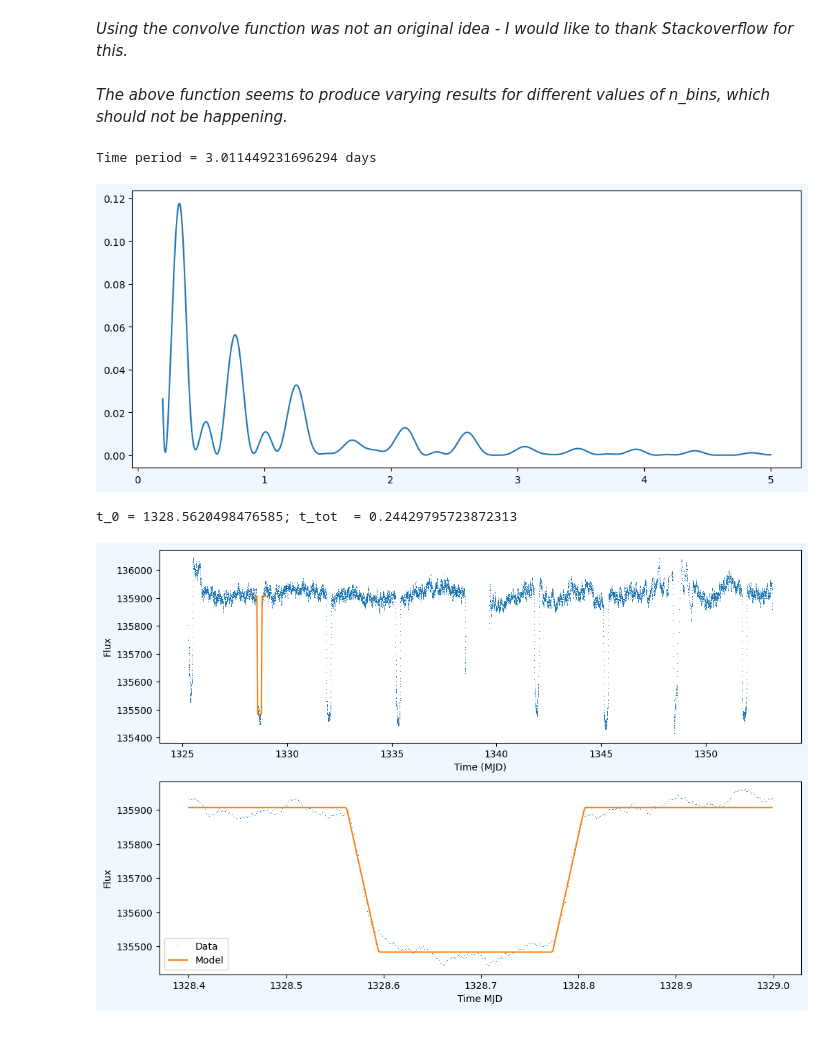
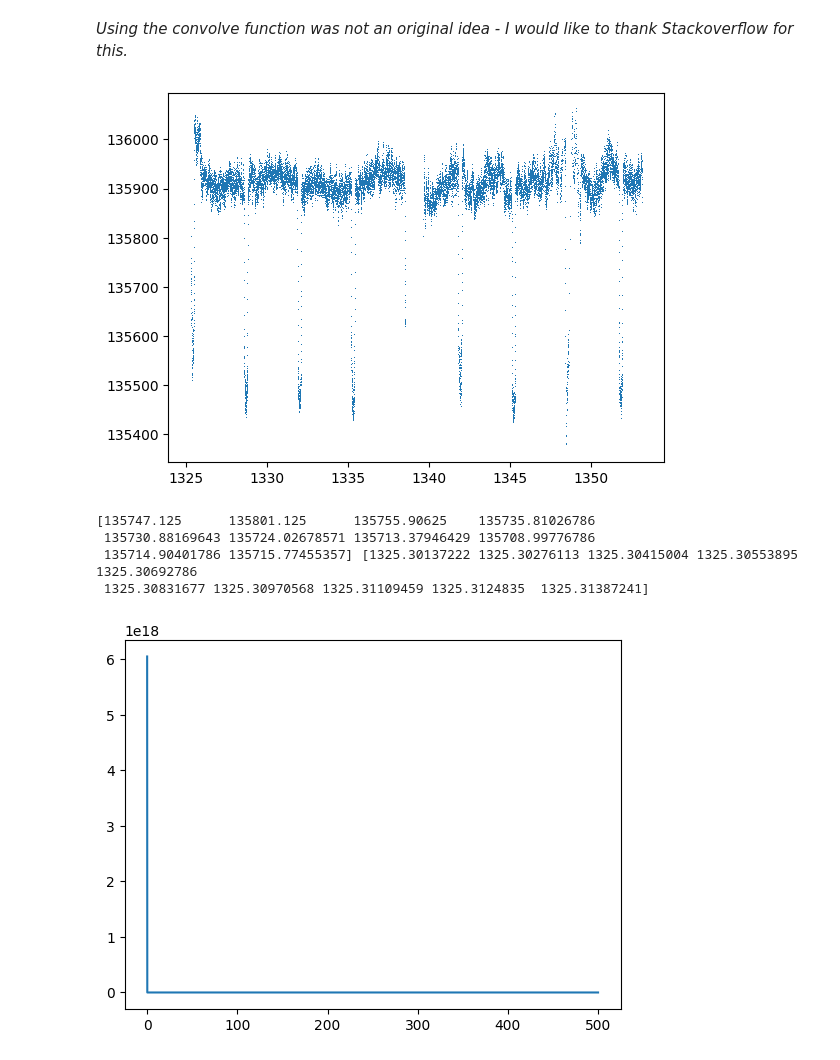
Before and after one commit to ShashanthS/ExoplanetTransitModelling, a Jupyter notebook: Assignment2_ShashanthSriramanathan.ipynb, the cells around one changed output. Cells and saved outputs as stored; diff of their text form; code cells hidden in the pictures.

```diff
--- a/Assignment2_ShashanthSriramanathan.ipynb
+++ b/Assignment2_ShashanthSriramanathan.ipynb
@@ -24,12 +28,11 @@ def smooth_data(data, width):
 # %%
 def find_freq(data, max_freq = 2000, n_bins = 100):
-    freq_range = np.linspace(.2, max_freq, n_bins)
-    power = sc.signal.lombscargle(data[:,0], data[:,1], freq_range, normalize = True)
-    # plt.plot(freq_range, power)
-    T_peak = 1/freq_range[np.argmax(power)] # Identifying peak of power function and returning corresponding time period
-
-    fig_fft, ax3 = plt.subplots(1, 1, figsize=(12,5), facecolor='aliceblue')
-    ax3.plot(freq_range, power)
-    return T_peak, power
+    freq_range = np.linspace(0.1, max_freq, 100)
+    # print(data[:,1][:10], data[:,0][:10])
+    # temp = sc.signal.lombscargle(data[:,0], data[:,1], freq_range, normalize = False)
+    FFT = sc.fft.fft(data[:,1])
+    FFT = np.abs(FFT)**2
+    freqs = sc.fft.fftfreq(data[:,1].size, d=0.001)
+    # sample_freq[:sig.size//2], power[:sig.size//2]
+    print(data[:,1][:10], data[:,0][:10])
+    plt.plot(freqs[:dat[:,1].size//2], FFT[:dat[:,1].size//2])
-# %% [markdown]
-<i>The above function seems to produce varying results for different values of n_bins, which should not be happening.</i>
@@ -69,52 +39,19 @@ def fit_curve(data, t_0, t_total, t_in, d, f_star):
-# %%
-fname = 'Data/tess_lc1.dat'
-window_length = 13  # has to be odd as you need to take the same number of values on either side of the cell
-dat = read_and_clean(fname)
-raw_dat = dat.copy()
-# Re-writing data after smoothing with edges removed
-dat[:,1][int((window_length-1)/2) : - int((window_length-1)/2)]= smooth_data(dat, window_length)
-
-T = find_freq(dat, 5, 2000)[0]
-print(f'Time period = {T} days')
-# %% [output]
-Time period = 3.011449231696294 days
-[figure, removed]
 # %%
-multiplier = 1
-time_start = 1328.4
-time_end = 1329
+fname = 'Data/tess_lc1.dat'
+window_length = 7  # has to be odd as you need to take the same number of values on either side of the cell
+dat = read_and_clean(fname)
 
-zoomed_in = dat[np.logical_and(dat[:,0] > time_start, dat[:,0] < time_end)]  # Can set the window range as variables eventually
+dat[:,1][int((window_length-1)/2):-int((window_length-1)/2)] = smooth_data(dat,window_length)
+plt.plot(dat[:,0], dat[:,1], ',')
+plt.show()
+find_freq(dat, 10, 100)
 
-# Plotting dataset across all time and zoomed in section
 
-fig_timeseries, (ax1, ax2) = plt.subplots(2, 1, figsize=(12,8), facecolor='aliceblue')
-ax1.plot(dat[:,0], dat[:,1], ',', label='FFT')
-ax2.plot(zoomed_in[:,0], zoomed_in[:,1], ',', label='Data')
-
-# Fitting and plotting
-fit_params = fit_curve(zoomed_in, t_0=time_start, t_total=0.3, t_in=0.05, d=400, f_star=135900)
-print(f't_0 = {fit_params[0]}; t_tot  = {fit_params[1]}')
-model = eclipse(zoomed_in[:,0], fit_params[0], fit_params[1], fit_params[2], fit_params[3], fit_params[4])
-
-ax1.plot(zoomed_in[:,0], model, label='Model')
-ax2.plot(zoomed_in[:,0], model, label='Model')
-
-ax2.set_ylabel('Flux')
-ax2.set_xlabel('Time MJD')
-ax1.set_ylabel('Flux')
-ax1.set_xlabel('Time (MJD)')
-ax2.legend()
-
-plt.show()
-
-# dat[:,1][int((window_length-1)/2):-int((window_length-1)/2)] = smooth_data(dat,window_length)
-# plt.plot(dat[:,0], dat[:,1], ',')
-# plt.show()
-
-# results = sc.optimize.curve_fit(eclipse, selected_data[:,0], selected_data[:,1], [1331.9, 0.2, .01, 400, 135900])
-# print('results', results)
-# selected_data[:,1] = eclipse(selected_data[:,0], results[-1][0], results[-1][1],results[-1][2], results[-1][3], results[-1][4])
+# plt.xlim(1331, 1333)
 # %% [output]
+[figure, new version]
-t_0 = 1328.5620498476585; t_tot  = 0.24429795723872313
+[135747.125      135801.125      135755.90625    135735.81026786
+ 135730.88169643 135724.02678571 135713.37946429 135708.99776786
+ 135714.90401786 135715.77455357] [1325.30137222 1325.30276113 1325.30415004 1325.30553895 1325.30692786
+ 1325.30831677 1325.30970568 1325.31109459 1325.3124835  1325.31387241]
-[figure, old version]
+[figure, added]
```
Also changed, not shown: parts of 4 cells of this notebook, 5 other files.
